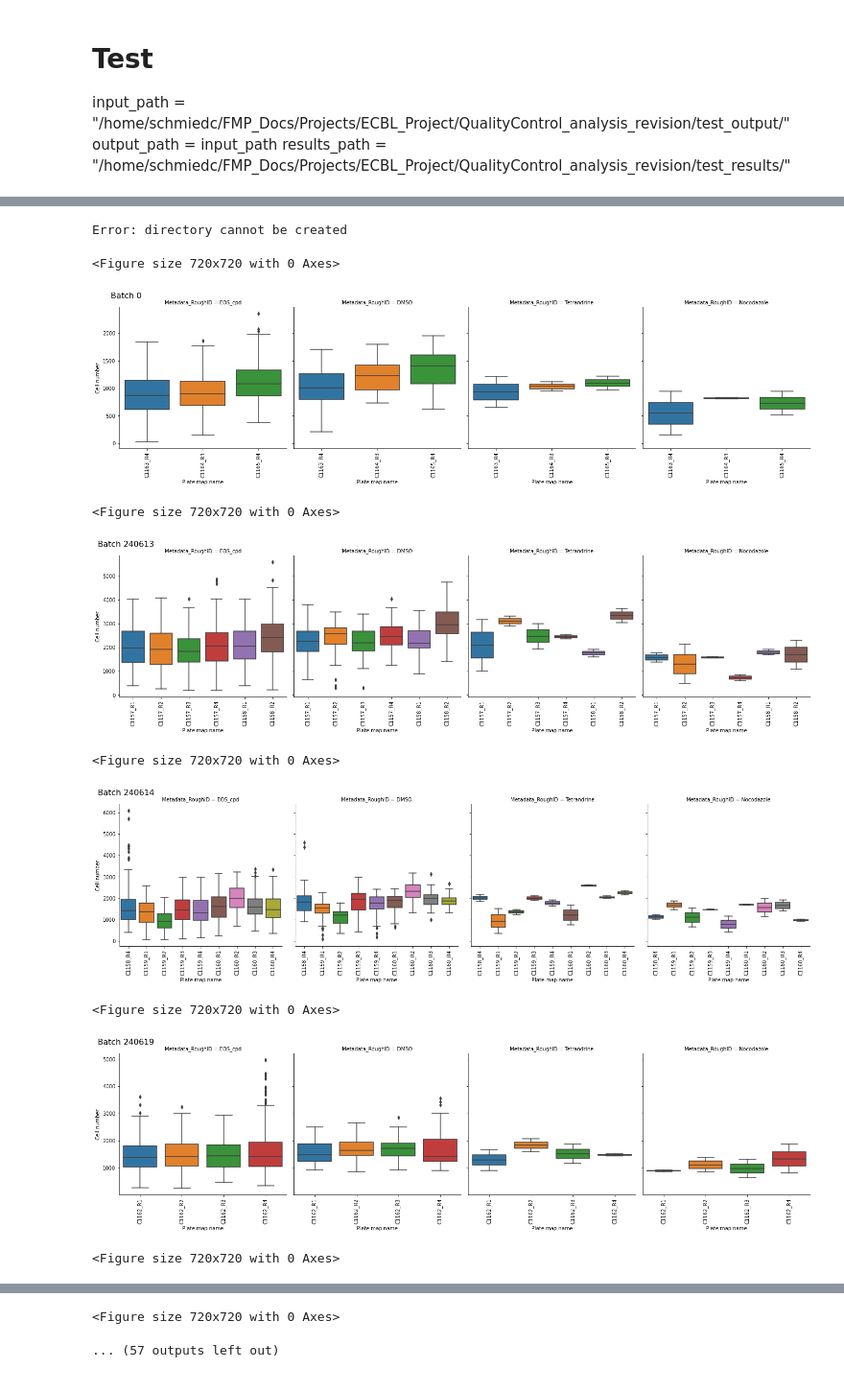
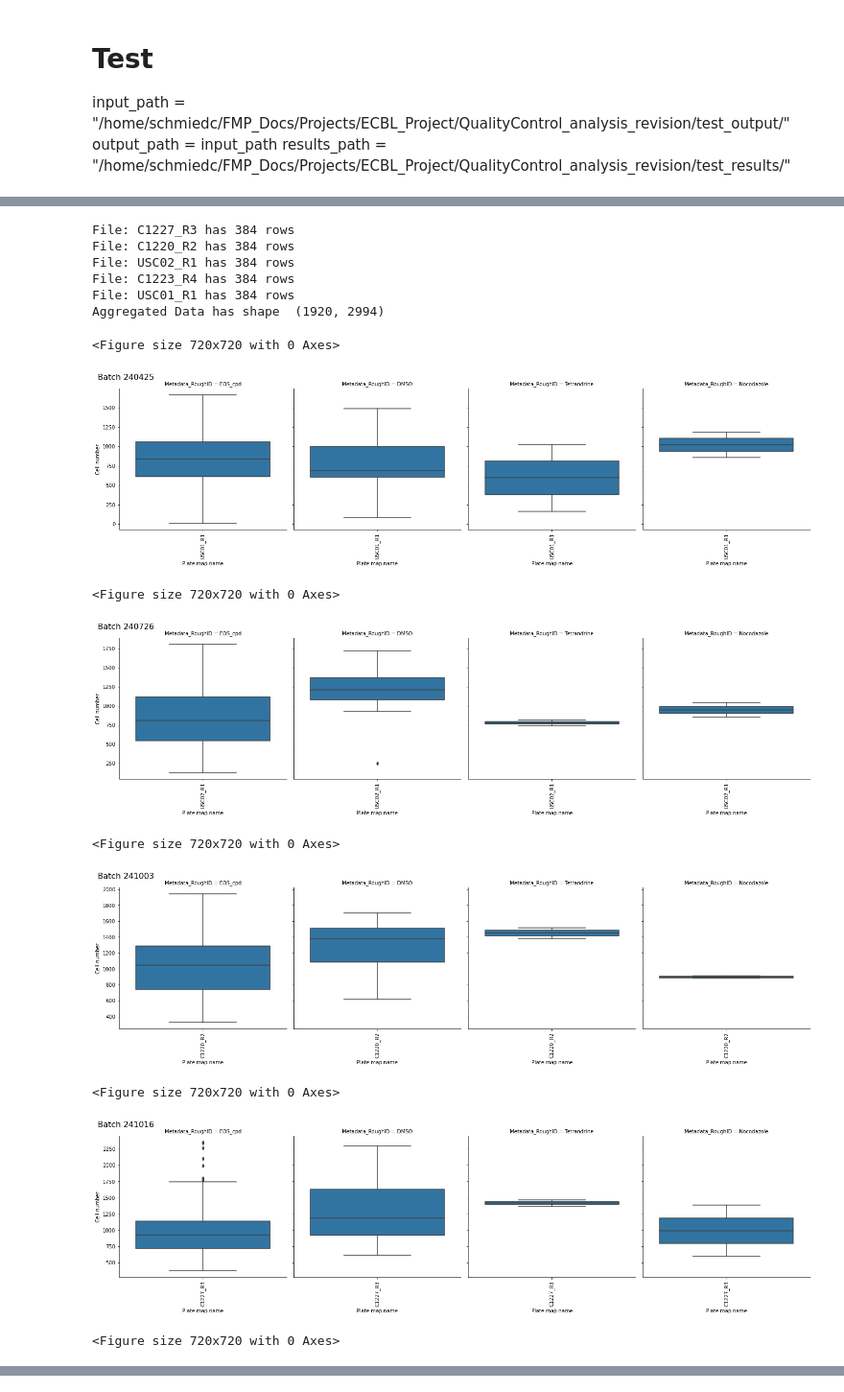
Before and after one commit to schmiedc/ECBL_quality_control_v2.0.0, a Jupyter notebook: 02_process_data.ipynb, the cells around one changed output, grey strips where cells are left out. Shown at 96% size. Drawn from its saved outputs; the diff is of its cells as text; code cells hidden in the pictures.

Commit message:
Reads in pos. ctrl plates fixed naming of folder to batch date

```diff
--- a/02_process_data.ipynb
+++ b/02_process_data.ipynb
@@ -17,8 +17,9 @@ results_path = "/home/schmiedc/FMP_Docs/Projects/ECBL_Project/QualityControl_ana
+# %%
+input_path = "/home/schmiedc/FMP_Docs/Projects/ECBL_Project/QualityControl_analysis_revision/tech_test_output/"
+output_path = input_path
+results_path = "/home/schmiedc/FMP_Docs/Projects/ECBL_Project/QualityControl_analysis_revision/tech_test_results/"
 # %% [markdown]
 # Test
 input_path = "/home/schmiedc/FMP_Docs/Projects/ECBL_Project/QualityControl_analysis_revision/test_output/"
 output_path = input_path
 results_path = "/home/schmiedc/FMP_Docs/Projects/ECBL_Project/QualityControl_analysis_revision/test_results/"
-# %%
-pattern = "[A-Z][0-9][0-9][0-9][0-9]_R[1-4].csv"
-files = glob.glob(input_path + os.sep + '*' + os.sep + os.sep + '*' + os.sep + pattern, recursive=True)
@@ -69,6 +26,40 @@ Aggregated Data has shape  (366086, 2994)
 # %%
-def analyze_cell_number(Data_aggregated, site_name):
+def analyze_cell_number(site_name):
 
+    site_specific_path = os.path.join(input_path, site_name)
+
+    # load raw data
+    pattern = "[A-Z]*_R[1-4].csv"
+    file_list = glob.glob(site_specific_path + os.sep + '*' + os.sep + pattern, recursive=True)
+
+    Data = []
+
+    for file in file_list:
+
+        plate_map_name = os.path.splitext(os.path.basename(file))[0]
+
+        try:
+
+            Data_Temp = pd.read_csv(file)
+            row_count = Data_Temp.shape[0]
+
+            print(f"File: {plate_map_name} has {row_count} rows")
+
+            Data.append(Data_Temp)
+
+        except Exception as e:
+
+            print(f"Error reading file {plate_map_name}: {e}")
+
+
+    ### concat all files together
+    Data_aggregated = pd.concat(Data)
+    Data_aggregated = Data_aggregated.reset_index(drop = True)
+
+    print("Aggregated Data has shape ", Data_aggregated.shape)
+
+
+    # move on to create figure
     figure_path = os.path.join(results_path + os.sep + site_name + os.sep + 'cell_number')
 
     try:
@@ -163,13 +118,18 @@ Error: directory cannot be created
 # %%
-analyze_cell_number(Data_aggregated, 'USC')
+analyze_cell_number('USC')
 # %% [output]
-Error: directory cannot be created
+File: C1227_R3 has 384 rows
+File: C1220_R2 has 384 rows
+File: USC02_R1 has 384 rows
+File: C1223_R4 has 384 rows
+File: USC01_R1 has 384 rows
+Aggregated Data has shape  (1920, 2994)
 <Figure size 720x720 with 0 Axes>
-[figure, old version]
+[figure, new version]
 <Figure size 720x720 with 0 Axes>
-[figure, old version]
+[figure, new version]
 <Figure size 720x720 with 0 Axes>
-[figure, old version]
+[figure, new version]
 <Figure size 720x720 with 0 Axes>
-[figure, old version]
+[figure, new version]
 <Figure size 720x720 with 0 Axes>
@@ -177,2 +136,0 @@ Error: directory cannot be created
-<Figure size 720x720 with 0 Axes>
-... (57 outputs left out)
```
Also changed, not shown: parts of 7 cells of this notebook, 5 other files.
